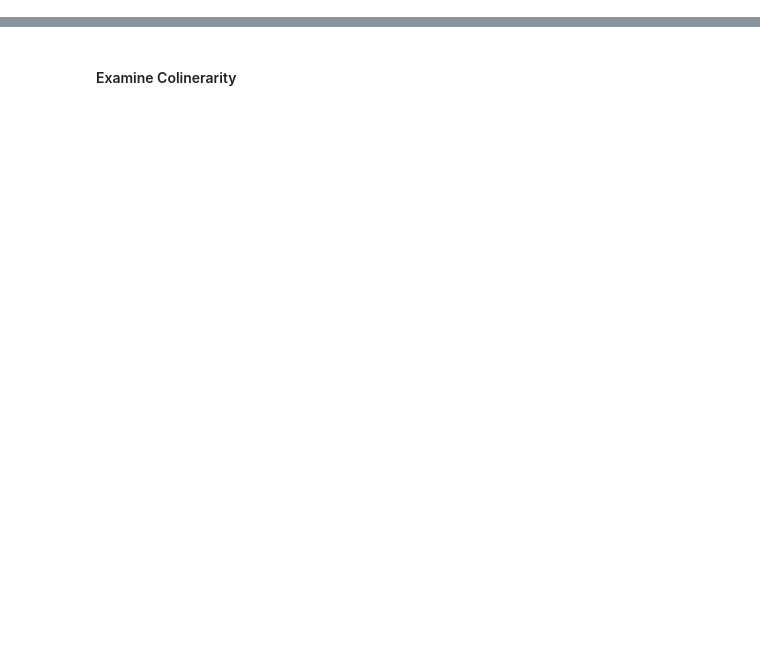
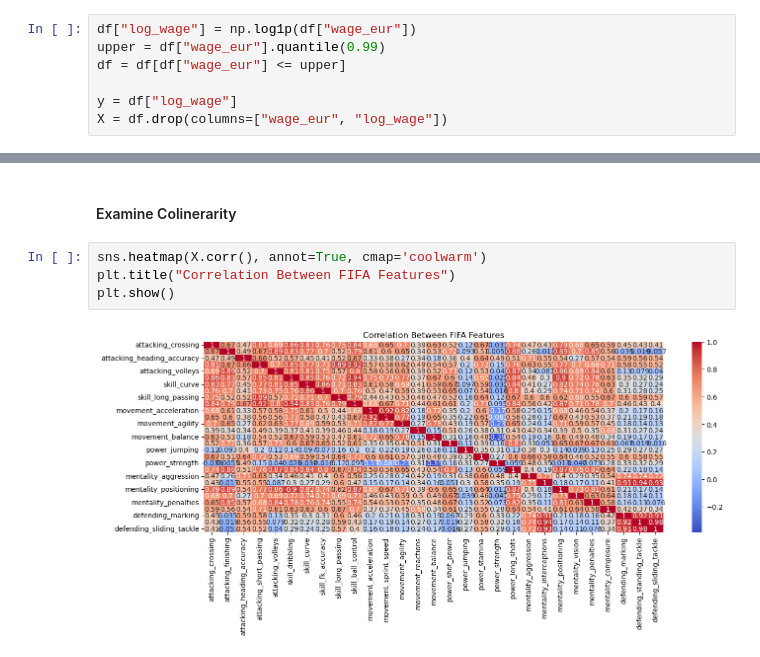
Before and after one commit to malithw225/BSIP-Assignment-3-Students, a Jupyter notebook: START_Asn_3.ipynb, the cells around one changed output, grey strips where cells are left out. Saved outputs shown, nothing was run; the diff lists cells and outputs as text; blank space fills up the shorter version.

```diff
--- a/START_Asn_3.ipynb
+++ b/START_Asn_3.ipynb
@@ -158,3 +204,10 @@ df.describe().T
 | defending_sliding_tackle | 18278.0 | 45.606631 | 21.217734 | 3.0 | 24.0 | 52.0 | 64.0 | 90.0 |
 # %% [markdown]
 #### Clean some data
+# %%
+df["log_wage"] = np.log1p(df["wage_eur"])
+upper = df["wage_eur"].quantile(0.99)
+df = df[df["wage_eur"] <= upper]
+
+y = df["log_wage"]
+X = df.drop(columns=["wage_eur", "log_wage"])
@@ -161,2 +249,8 @@ df.describe().T
 # %% [markdown]
 #### Examine Colinerarity
+# %%
+sns.heatmap(X.corr(), annot=True, cmap='coolwarm')
+plt.title("Correlation Between FIFA Features")
+plt.show()
+# %% [output]
+[figure, added]
```
Also changed, not shown: parts of 6 cells of this notebook.
